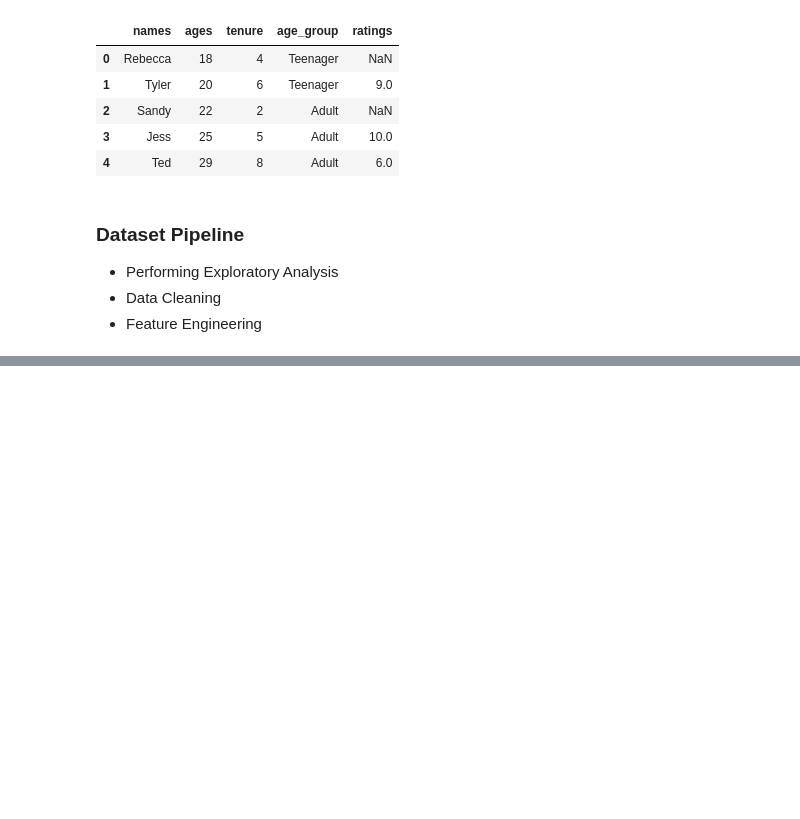
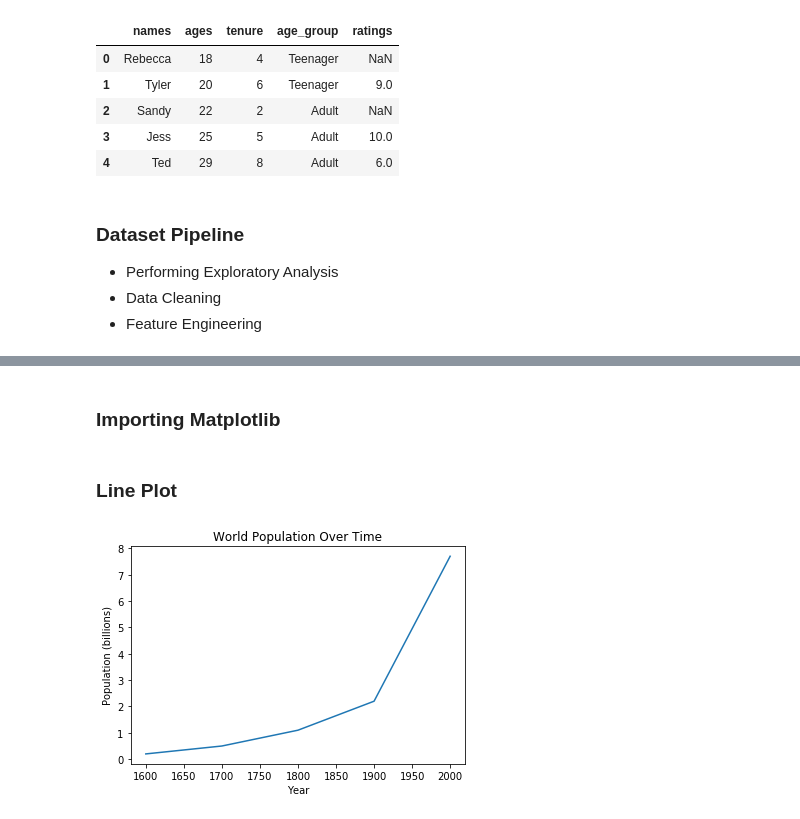
Before and after one commit to ajakaiye33/The-Ten-Weeks, a Jupyter notebook: ten_weeks_bootcamp/Week_10_Intro_Data_Science.ipynb, the cells around one changed output, grey strips where cells are left out. Drawn from its saved outputs; the diff is of its cells as text; code cells hidden in the pictures; blank space fills up the shorter version.

```diff
--- a/ten_weeks_bootcamp/Week_10_Intro_Data_Science.ipynb
+++ b/ten_weeks_bootcamp/Week_10_Intro_Data_Science.ipynb
@@ -421,0 +437,2 @@ all_ratings.head()
+# %% [markdown]
+### Importing Matplotlib
@@ -421,0 +442,12 @@ all_ratings.head()
+# %% [markdown]
+### Line Plot
+# %%
+# creating a line plot using x and y coords
+x, y = [1600,1700,1800,1900,2000], [0.2, 0.5, 1.1, 2.2,7.7]
+plt.plot(x,y)
+plt.title('World Population Over Time')
+plt.xlabel('Year')
+plt.ylabel('Population (billions)')
+plt.show()
+# %% [output]
+[figure, added]
```
Also changed, not shown: parts of 19 cells of this notebook.
